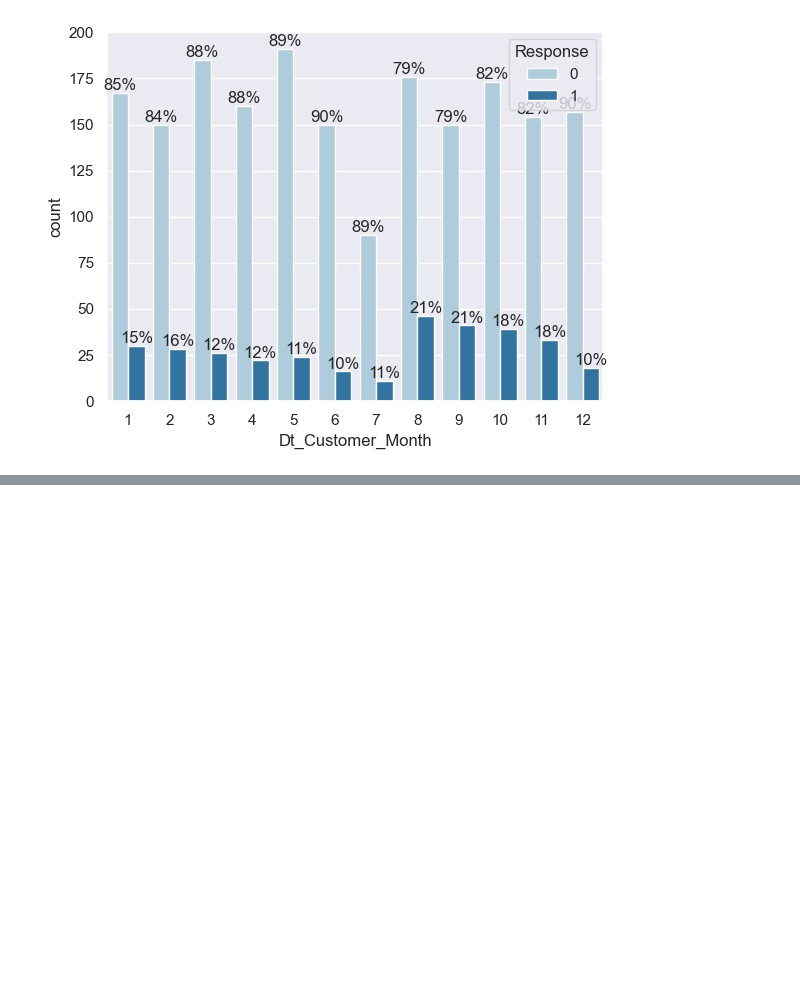
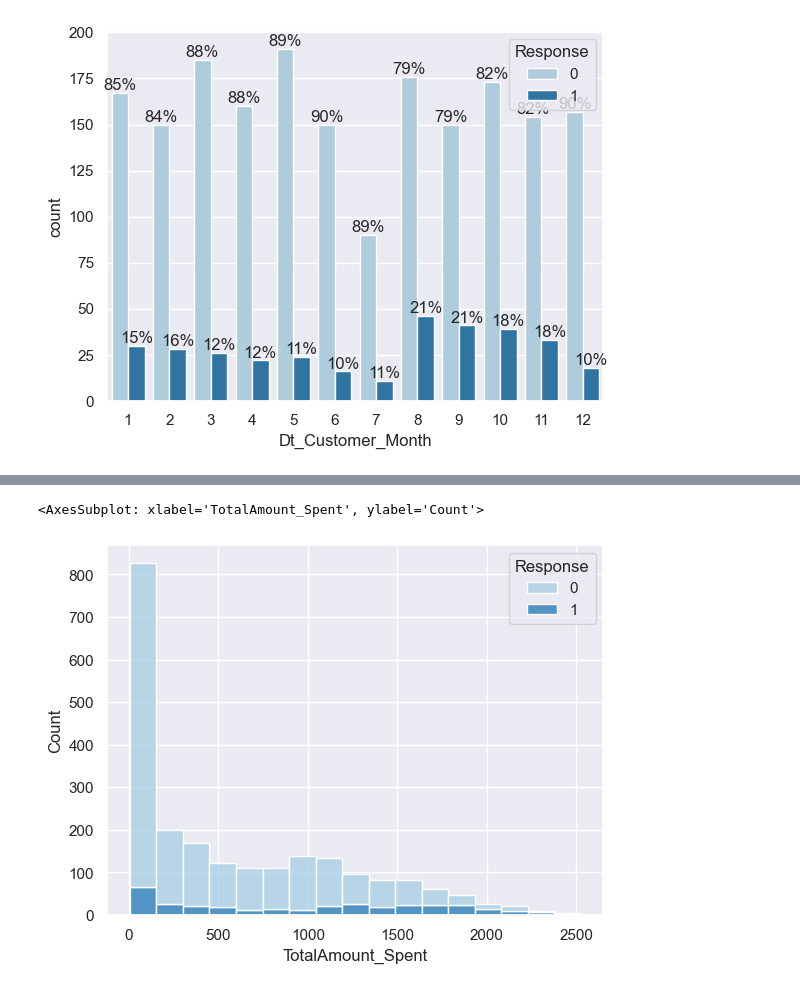
Before and after one commit to dafamahandika/belajar-data-analyst, a Jupyter notebook: marketing-analysis.ipynb, the cells around one changed output, grey strips where cells are left out. Saved outputs shown, nothing was run; the diff lists cells and outputs as text; code cells hidden in the pictures; blank space fills up the shorter version.

```diff
--- a/marketing-analysis.ipynb
+++ b/marketing-analysis.ipynb
@@ -395,0 +419,8 @@ barPerc(df, 'Dt_Customer_Month', ax)
+# %%
+amt_spent_future = [c for c in df.columns if 'Mnt' in str(c)]
+df['TotalAmount_Spent'] = df[amt_spent_future].sum(axis=1)
+# %%
+sns.histplot(data=df, kde=False, x='TotalAmount_Spent', hue='Response', multiple='stack')
+# %% [output]
+<AxesSubplot: xlabel='TotalAmount_Spent', ylabel='Count'>
+[figure, added]
```
Also changed, not shown: parts of 5 cells of this notebook.
